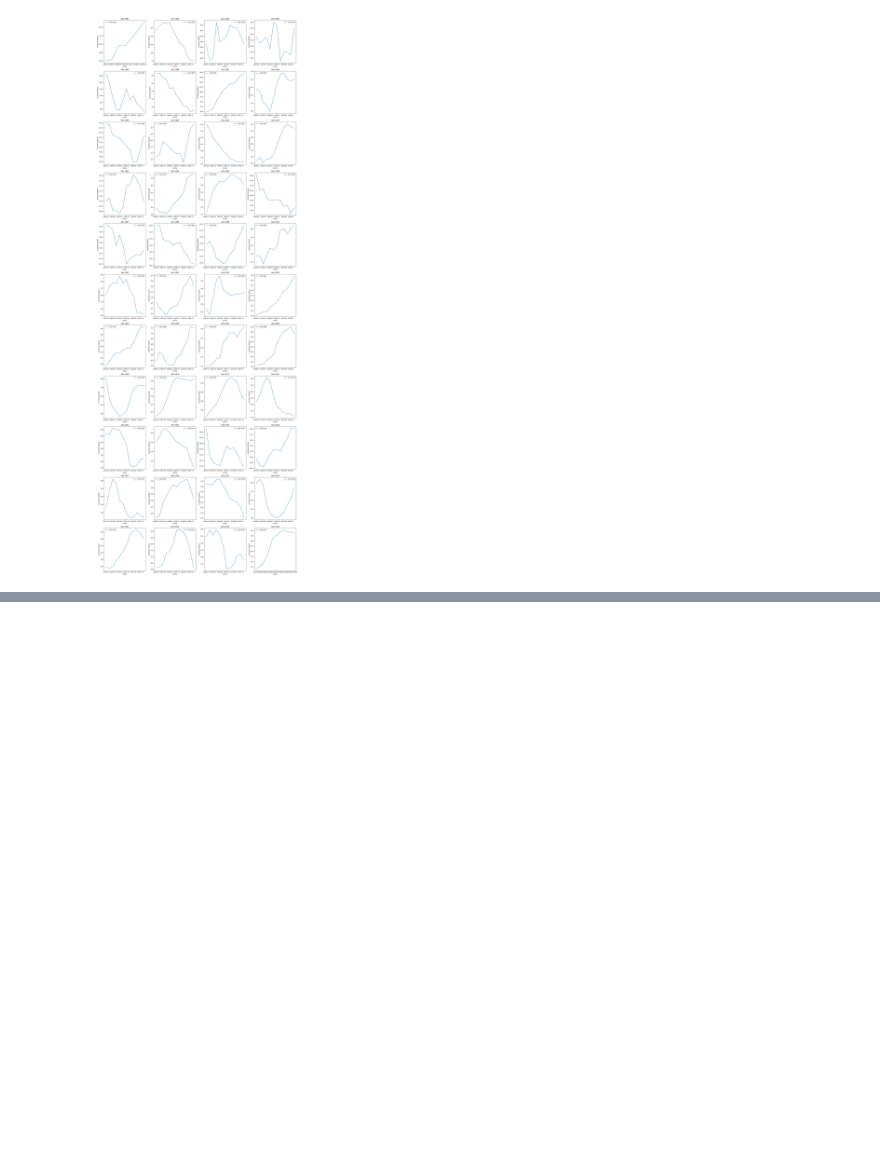
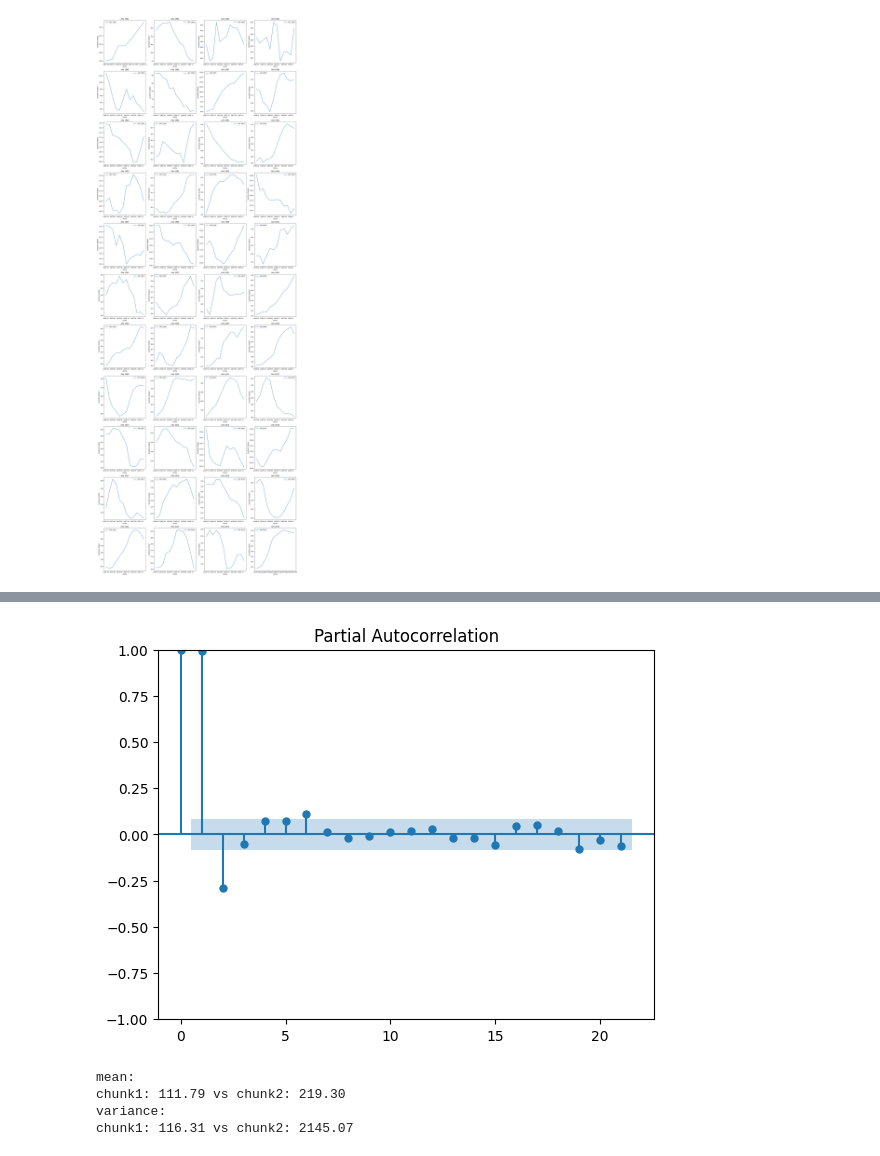
Before and after one commit to DavidGuzzi/TSA, a Jupyter notebook: synthetic_rubber.ipynb, the cells around one changed output, grey strips where cells are left out. Saved outputs shown, nothing was run; the diff lists cells and outputs as text; code cells hidden in the pictures; blank space fills up the shorter version.

```diff
--- a/synthetic_rubber.ipynb
+++ b/synthetic_rubber.ipynb
@@ -95,0 +128,20 @@ plt.show()
+# %%
+plot_pacf(df['synthetic_rubber'], lags = 21)
+print()
+# %% [output]
+[figure, added]
+# %%
+X = df['synthetic_rubber']
+split =  int(len(X) / 2)
+X1, X2 = X[0:split], X[split:]
+mean1, mean2 = X1.mean(), X2.mean()
+var1, var2 = X1.var(), X2.var()
+print('mean:')
+print('chunk1: %.2f vs chunk2: %.2f' % (mean1, mean2))
+print('variance:')
+print('chunk1: %.2f vs chunk2: %.2f' % (var1, var2))
+# %% [output]
+mean:
+chunk1: 111.79 vs chunk2: 219.30
+variance:
+chunk1: 116.31 vs chunk2: 2145.07
```
Also changed, not shown: parts of 11 cells of this notebook.
